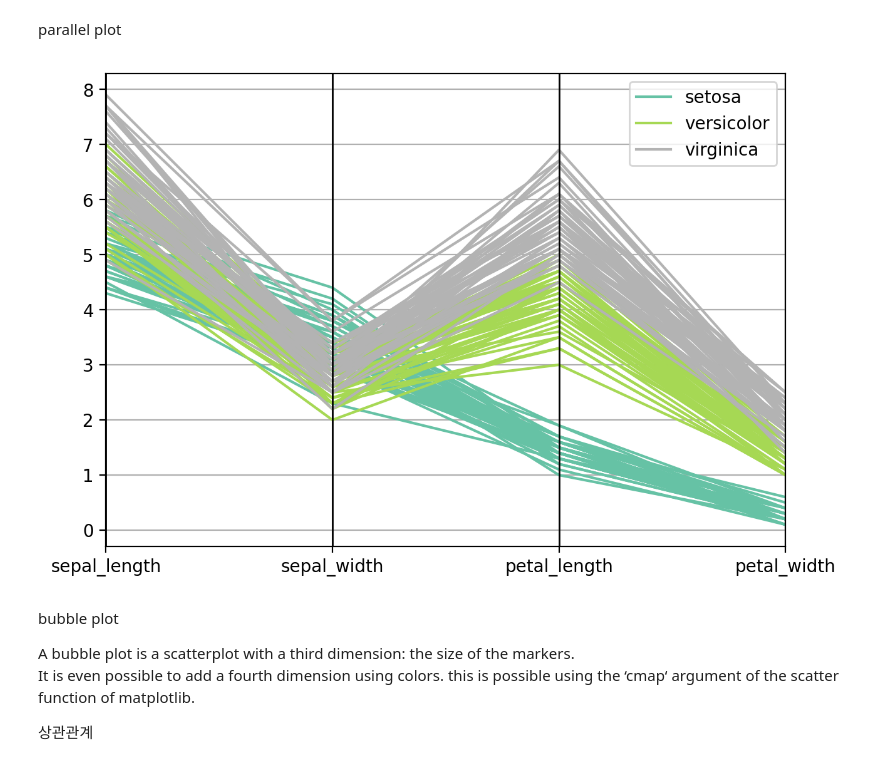
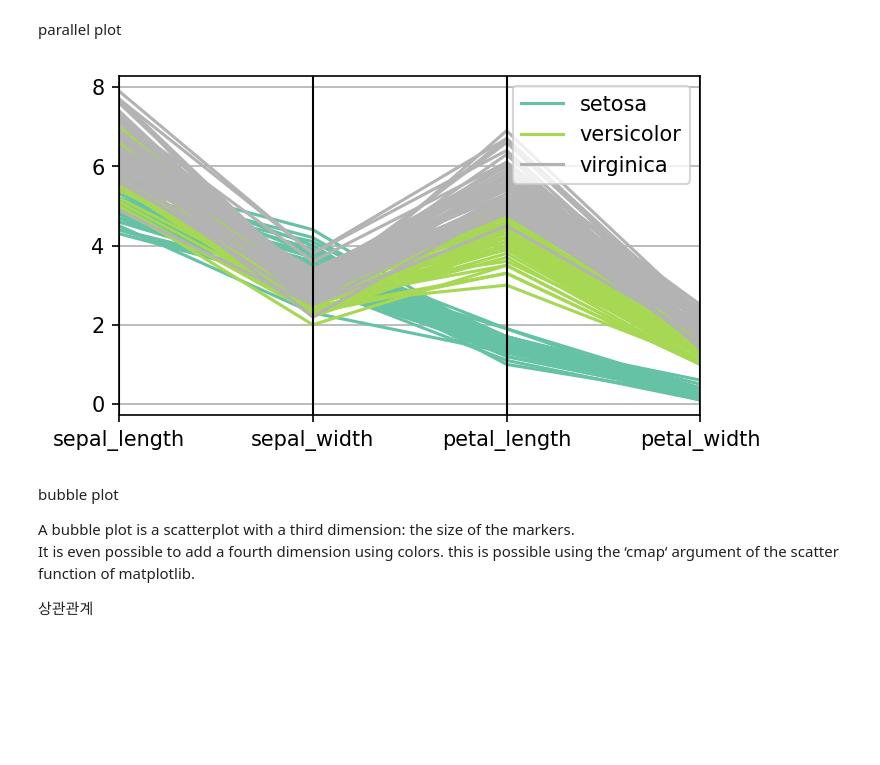
Before and after one commit to 98hyun/DACON, a Jupyter notebook: [visualization]/visual plot.ipynb, the cells around one changed output. Drawn from its saved outputs; the diff is of its cells as text; code cells hidden in the pictures; blank space fills up the shorter version.

```diff
--- a/[visualization]/visual plot.ipynb
+++ b/[visualization]/visual plot.ipynb
@@ -158,17 +158,17 @@ parallel plot
 # %%
 import seaborn as sns
 import matplotlib.pyplot as plt
 from pandas.plotting import parallel_coordinates
 
 data = sns.load_dataset('iris')
 
-fig,ax=plt.subplots(1,1,figsize=(7,5),dpi=200)
+fig,ax=plt.subplots(1,1,figsize=(5,3),dpi=150)
 # Make the plot
 parallel_coordinates(data, 'species', colormap=plt.get_cmap("Set2"),ax=ax)
 
 plt.show()
 # %% [output]
-[figure, old version]
+[figure, new version]
 # %% [markdown]
 bubble plot
 
```
Also changed, not shown: parts of 2 cells of this notebook.
